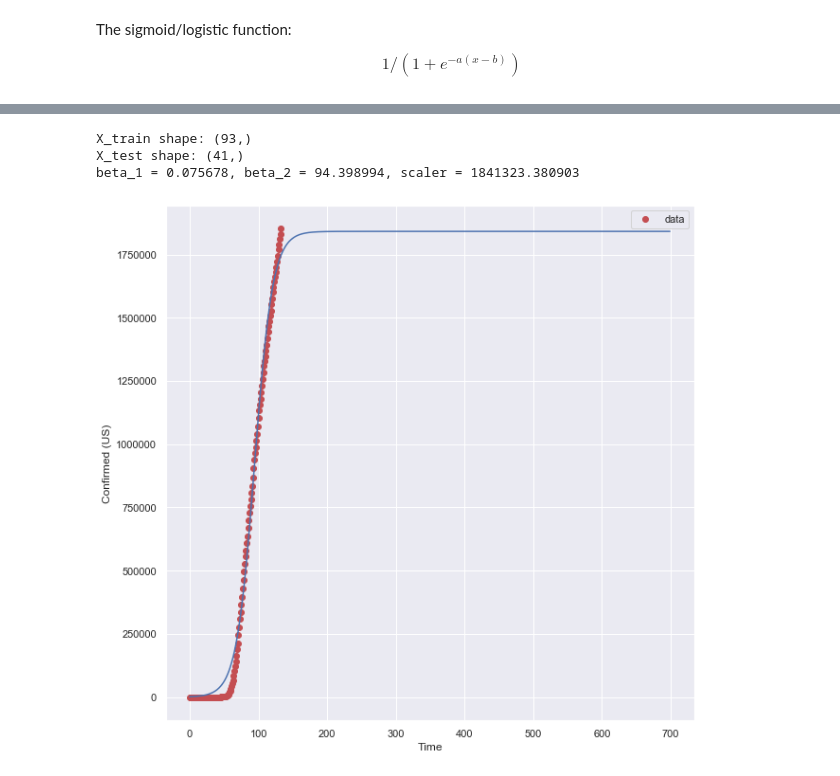
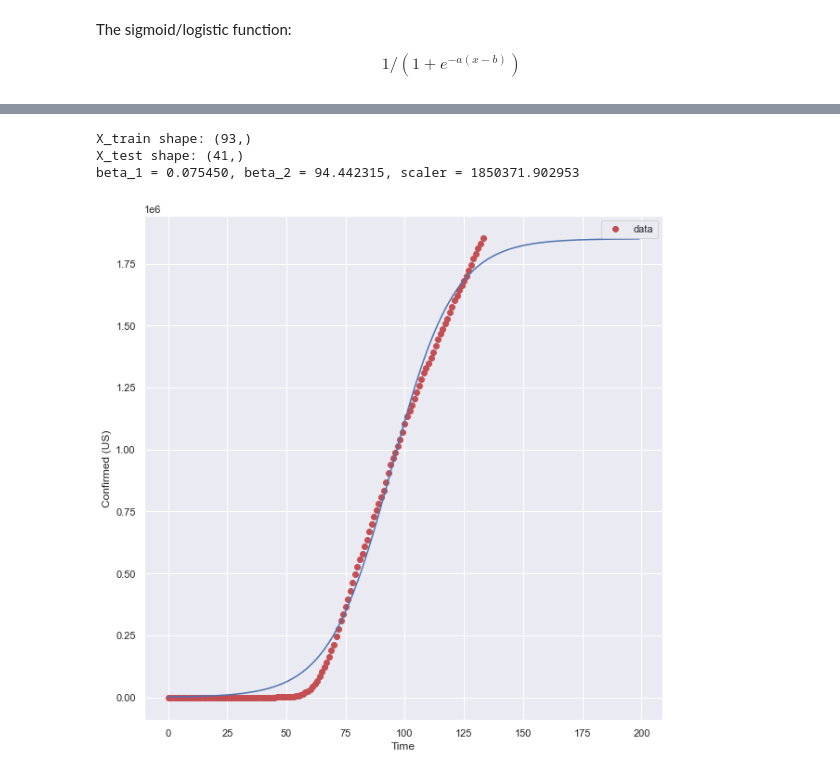
Before and after one commit to adrielk/Covid19-ML-and-Analysis, a Jupyter notebook: Covid-19 Data Analysis and Machine Learning.ipynb, the cells around one changed output, grey strips where cells are left out. Saved outputs shown, nothing was run; the diff lists cells and outputs as text; code cells hidden in the pictures.

```diff
--- a/Covid-19 Data Analysis and Machine Learning.ipynb
+++ b/Covid-19 Data Analysis and Machine Learning.ipynb
@@ -505,24 +517,24 @@ plt.plot(x,y,'b',label = 'data')
 # %%
 X = df_usTotal['Index']
 y = df_usTotal['Cases']
 X_train, X_test, y_train, y_test = train_test_split(X,y, test_size = 0.3)
 print("X_train shape:",X_train.shape)
 print("X_test shape:",X_test.shape)
 popt, pcov = curve_fit(sigmoid, X_train, y_train)
 print("beta_1 = %f, beta_2 = %f, scaler = %f" % (popt[0], popt[1],popt[2]))
 plt.figure(figsize= (10,10))
 plt.plot(X, y, 'ro', label = 'data')
 plt.legend(loc = 'best')
 plt.ylabel('Confirmed (US)')
 plt.xlabel('Time')
 
-x = np.arange(0, 700,1)
+x = np.arange(0, 200,1)
 y = sigmoid(x, popt[0], popt[1], popt[2])#sigmoid(x, 0.08,100,2000000)
 plt.plot(x,y,'b',label = 'data')
 
 plt.show()
 # %% [output]
 X_train shape: (93,)
 X_test shape: (41,)
-beta_1 = 0.075678, beta_2 = 94.398994, scaler = 1841323.380903
+beta_1 = 0.075450, beta_2 = 94.442315, scaler = 1850371.902953
-[figure, old version]
+[figure, new version]
```
Also changed, not shown: parts of 19 cells of this notebook.
